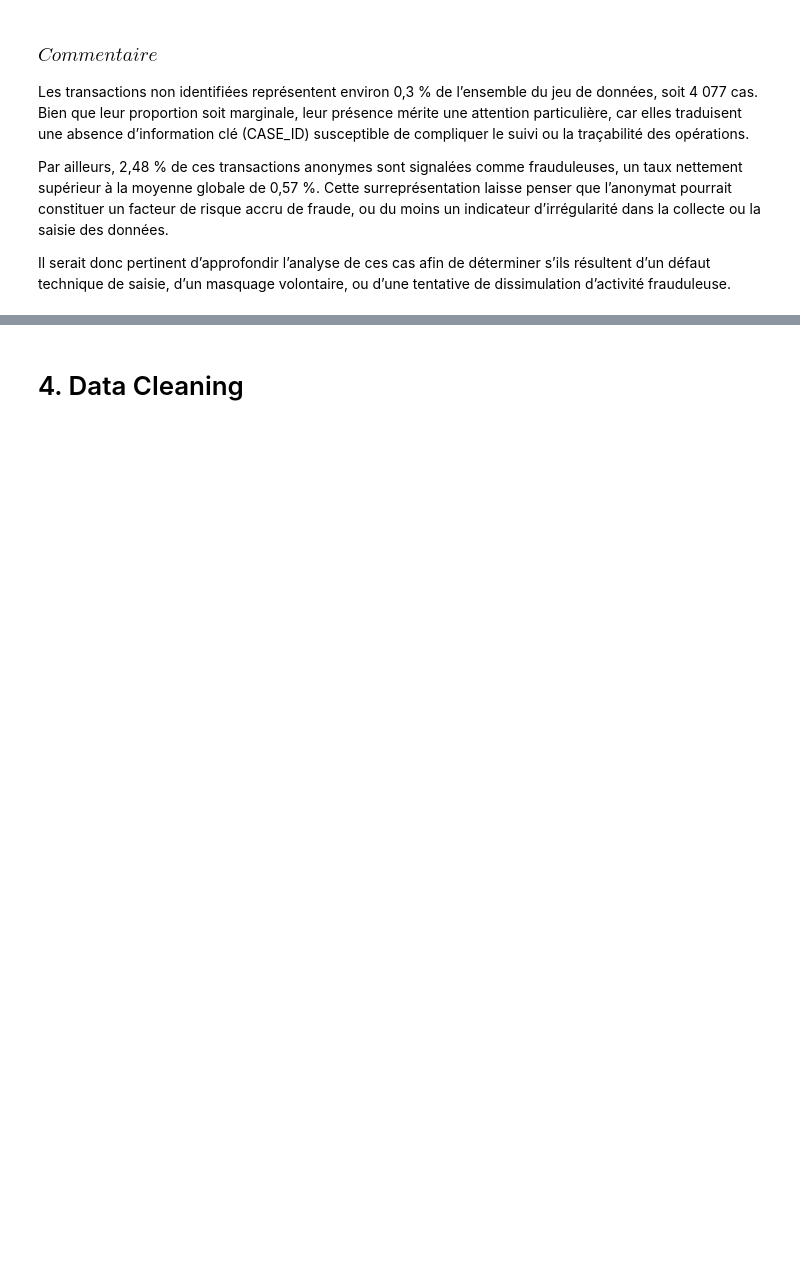
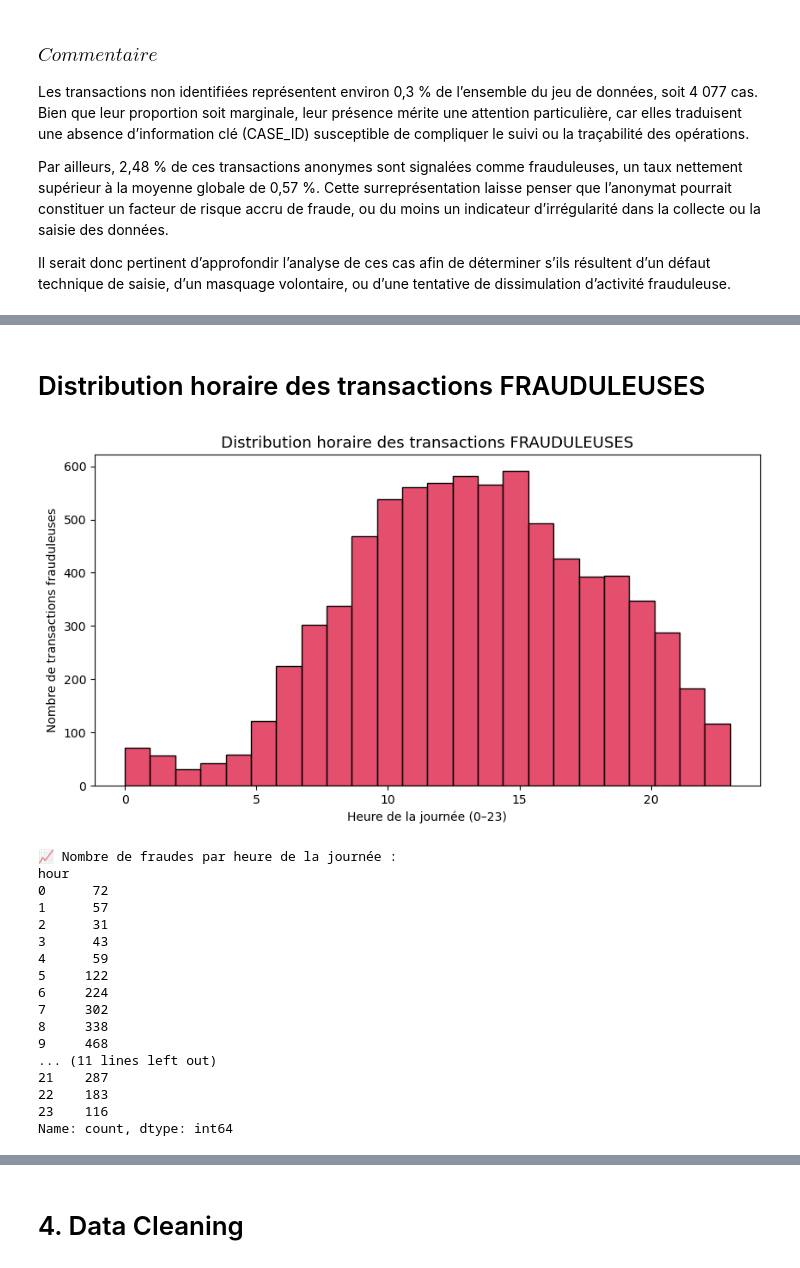
Before and after one commit to PETITLION/DUPE_Capstone_Project, a Jupyter notebook: Final_Project.ipynb, the cells around one changed output, grey strips where cells are left out. Saved outputs shown, nothing was run; the diff lists cells and outputs as text; code cells hidden in the pictures; blank space fills up the shorter version.

```diff
--- a/Final_Project.ipynb
+++ b/Final_Project.ipynb
@@ -384,0 +424,37 @@ Il serait donc pertinent d’approfondir l’analyse de ces cas afin de détermi
+# %% [markdown]
+# Distribution horaire des transactions FRAUDULEUSES
+# %%
+# Distribution horaire des transactions FRAUDULEUSES uniquement
+
+fraudes = df[df['fraude'] == 1].copy()
+
+plt.figure(figsize=(10,5))
+sns.histplot(data=fraudes, x='hour', bins=24, color='crimson', kde=False)
+plt.title("Distribution horaire des transactions FRAUDULEUSES", fontsize=13)
+plt.xlabel("Heure de la journée (0–23)")
+plt.ylabel("Nombre de transactions frauduleuses")
+plt.show()
+
+# Statistiques par heure
+fraude_hourly = fraudes['hour'].value_counts().sort_index()
+print("\n📈 Nombre de fraudes par heure de la journée :")
+print(fraude_hourly)
+# %% [output]
+[figure, added]
+📈 Nombre de fraudes par heure de la journée :
+hour
+0      72
+1      57
+2      31
+3      43
+4      59
+5     122
+6     224
+7     302
+8     338
+9     468
+... (11 lines left out)
+21    287
+22    183
+23    116
+Name: count, dtype: int64
```
Also changed, not shown: parts of 24 cells of this notebook.
